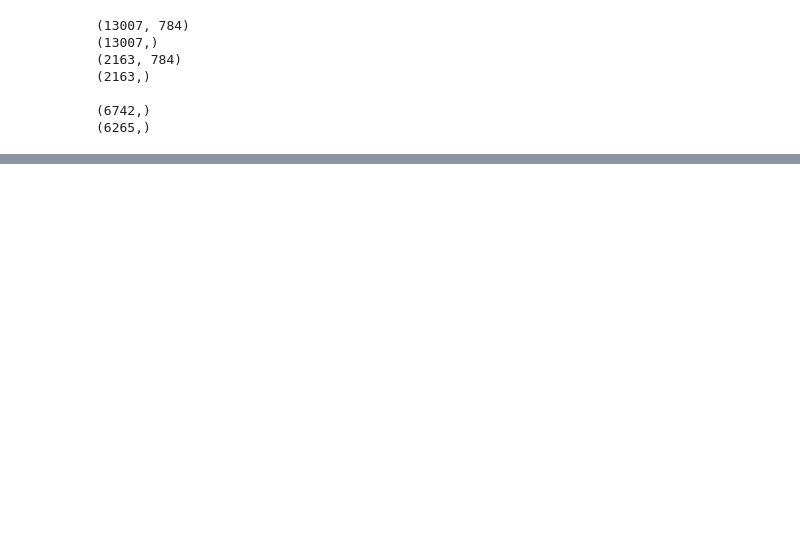
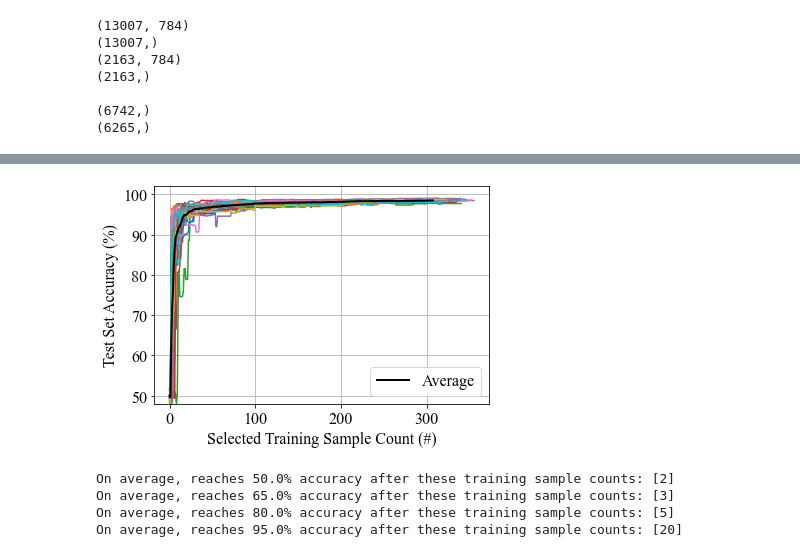
Before and after one commit to RyGuy101/ECE236A-Project, a Jupyter notebook: Driver Notebook.ipynb, the cells around one changed output, grey strips where cells are left out. Drawn from its saved outputs; the diff is of its cells as text; code cells hidden in the pictures; blank space fills up the shorter version.

Commit message:
Refined Generated Figures

```diff
--- a/Driver Notebook.ipynb
+++ b/Driver Notebook.ipynb
@@ -5,5 +5,11 @@
 from MyClassifier_13 import MyClassifier
 import numpy as np
 import requests, gzip, os, hashlib
+import matplotlib
+import matplotlib.pyplot as plt
+
+matplotlib.rc('font', family='Times New Roman')
+matplotlib.rc('text', usetex='false')
+matplotlib.rcParams.update({'font.size': 16})
 
 np.random.seed(1) # for reproducibility
@@ -108,0 +398,31 @@ print(percentage_correct(inferences, s_test))
+# %%
+for accuracy_vs_trained_samples in accuracy_vs_trained_samples_all_runs:
+    accuracy_vs_trained_samples = np.array(accuracy_vs_trained_samples)
+    plt.plot(list(range(len(accuracy_vs_trained_samples))), accuracy_vs_trained_samples*100)
+plt.plot(list(range(len(avg_accuracy_vs_trained_samples))), avg_accuracy_vs_trained_samples*100, color='black', linewidth=2, label='Average')
+plt.xlabel("Selected Training Sample Count (#)")
+plt.ylabel("Test Set Accuracy (%)")
+plt.legend(loc = 'lower right')
+plt.grid()
+plt.ylim([48, 102])
+plt.savefig(filename + "_rand_alg_acc_vs_train.png", bbox_inches='tight', dpi=200)
+plt.show()
+
+thresholds = [0.50, 0.65, 0.80, 0.95]
+crossing_points = {}
+for threshold in thresholds:
+    crossing_points[threshold] = []
+    under_threshold = True
+    for i in range(len(avg_accuracy_vs_trained_samples)):
+        if under_threshold and avg_accuracy_vs_trained_samples[i] >= threshold:
+            crossing_points[threshold].append(i)
+            under_threshold = False
+        elif avg_accuracy_vs_trained_samples[i] < threshold:
+            under_threshold = True
+    print("On average, reaches {}% accuracy after these training sample counts: {}".format(threshold*100, crossing_points[threshold]))
+# %% [output]
+[figure, added]
+On average, reaches 50.0% accuracy after these training sample counts: [2]
+On average, reaches 65.0% accuracy after these training sample counts: [3]
+On average, reaches 80.0% accuracy after these training sample counts: [5]
+On average, reaches 95.0% accuracy after these training sample counts: [20]
```
Also changed, not shown: parts of 14 cells of this notebook, 21 other files.
